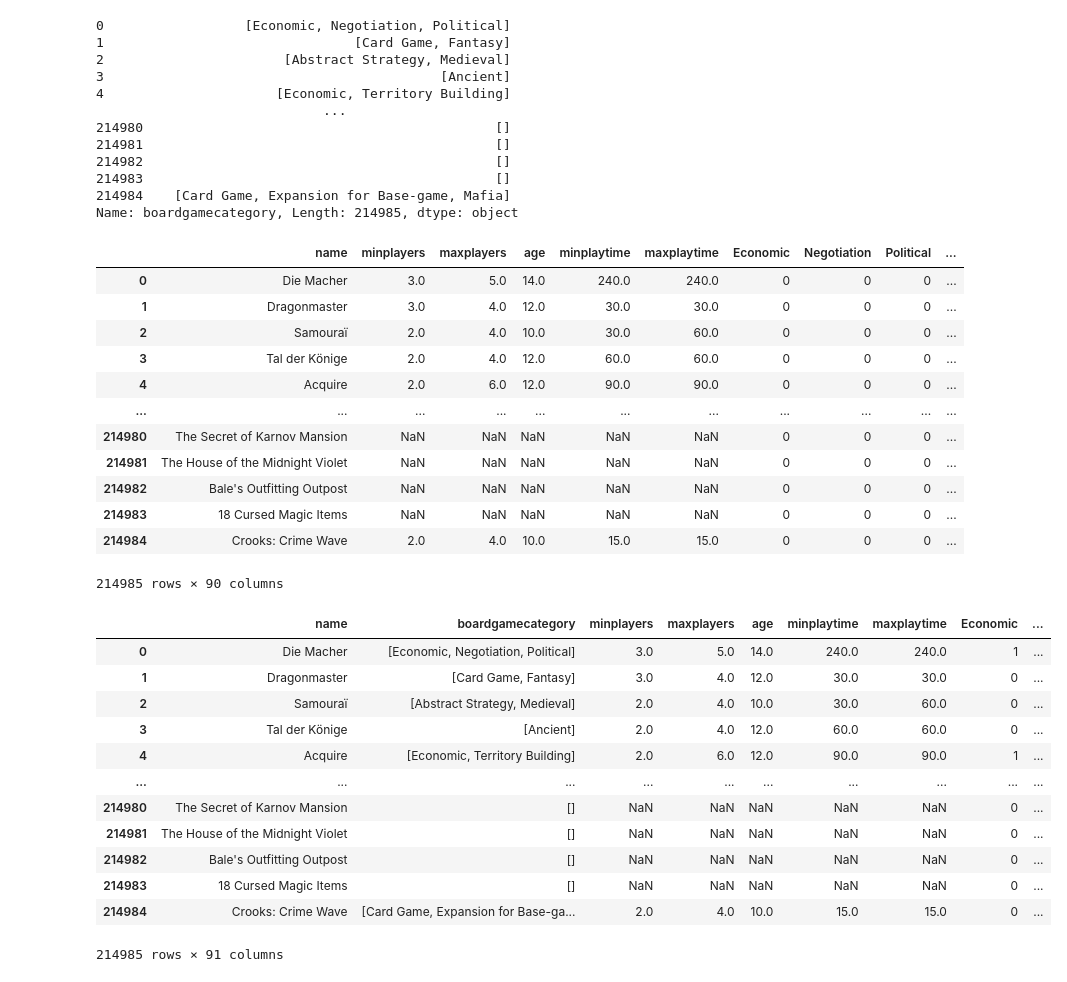
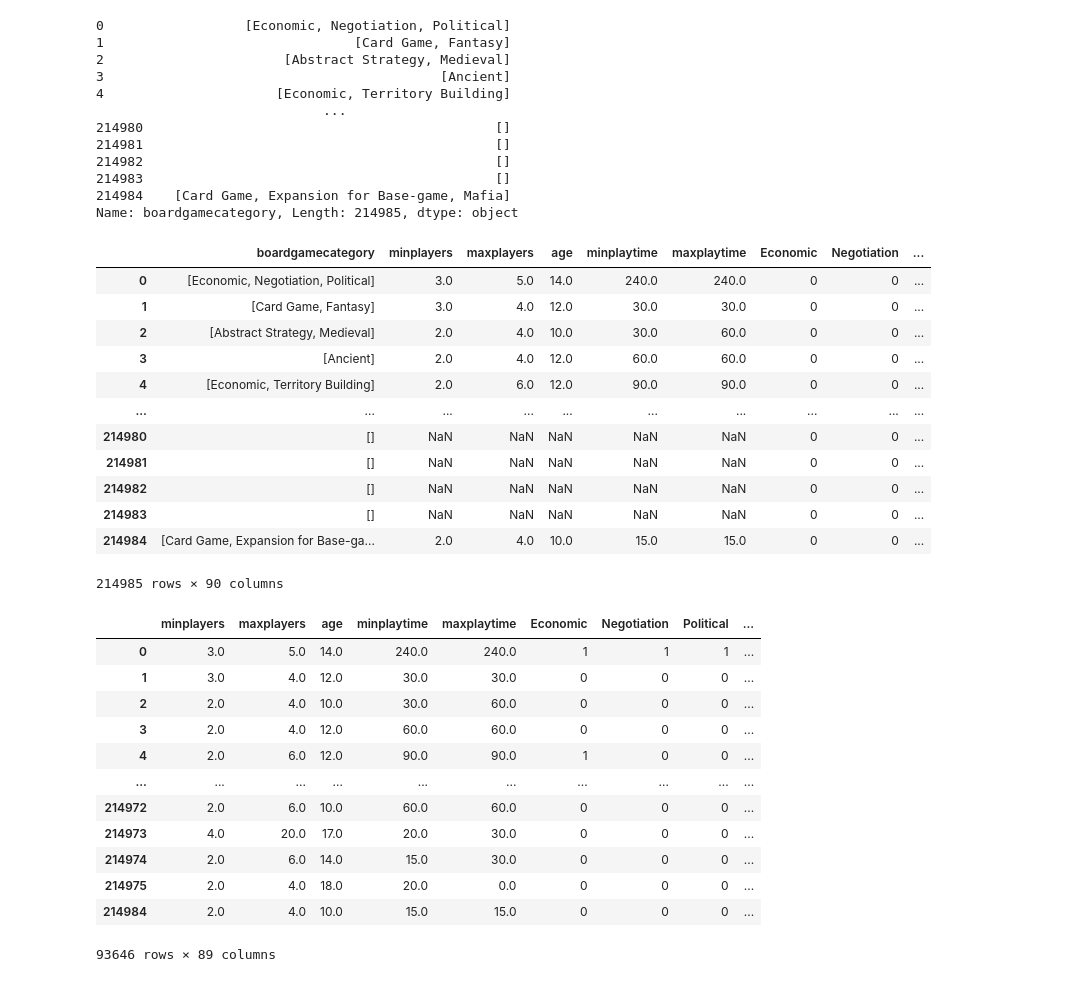
Before and after one commit to MBigaj/BoardGamesDataImporter, a Jupyter notebook: mlModel.ipynb, the cells around one changed output. Cells and saved outputs as stored; diff of their text form; code cells hidden in the pictures.

```diff
--- a/mlModel.ipynb
+++ b/mlModel.ipynb
@@ -15,4 +9,4 @@ board_game_set.head(5)
 # %%
-board_game_set = board_game_set.drop(['@objectid', 'description', 'image', 'yearpublished'], axis=1)
+board_game_set = board_game_set.drop(['@objectid', 'name', 'description', 'image', 'yearpublished'], axis=1)
 board_game_set
 # %% [output]
@@ -90,22 +84,20 @@ Name: boardgamecategory, Length: 214985, dtype: object
 for singular_game_category in singular_game_categories:
     board_game_set[singular_game_category] = 0
 
-board_game_set = board_game_set.drop(['boardgamecategory'], axis=1)
-
 board_game_set
 # %% [output]
-|  | name | minplayers | maxplayers | age | minplaytime | maxplaytime | Economic | Negotiation | Political | ... |
-| 0 | Die Macher | 3.0 | 5.0 | 14.0 | 240.0 | 240.0 | 0 | 0 | 0 | ... |
-| 1 | Dragonmaster | 3.0 | 4.0 | 12.0 | 30.0 | 30.0 | 0 | 0 | 0 | ... |
-| 2 | Samouraï | 2.0 | 4.0 | 10.0 | 30.0 | 60.0 | 0 | 0 | 0 | ... |
-| 3 | Tal der Könige | 2.0 | 4.0 | 12.0 | 60.0 | 60.0 | 0 | 0 | 0 | ... |
-| 4 | Acquire | 2.0 | 6.0 | 12.0 | 90.0 | 90.0 | 0 | 0 | 0 | ... |
-| ... | ... | ... | ... | ... | ... | ... | ... | ... | ... | ... |
-| 214980 | The Secret of Karnov Mansion | NaN | NaN | NaN | NaN | NaN | 0 | 0 | 0 | ... |
-| 214981 | The House of the Midnight Violet | NaN | NaN | NaN | NaN | NaN | 0 | 0 | 0 | ... |
-| 214982 | Bale's Outfitting Outpost | NaN | NaN | NaN | NaN | NaN | 0 | 0 | 0 | ... |
-| 214983 | 18 Cursed Magic Items | NaN | NaN | NaN | NaN | NaN | 0 | 0 | 0 | ... |
-| 214984 | Crooks: Crime Wave | 2.0 | 4.0 | 10.0 | 15.0 | 15.0 | 0 | 0 | 0 | ... |
+|  | boardgamecategory | minplayers | maxplayers | age | minplaytime | maxplaytime | Economic | Negotiation | ... |
+| 0 | [Economic, Negotiation, Political] | 3.0 | 5.0 | 14.0 | 240.0 | 240.0 | 0 | 0 | ... |
+| 1 | [Card Game, Fantasy] | 3.0 | 4.0 | 12.0 | 30.0 | 30.0 | 0 | 0 | ... |
+| 2 | [Abstract Strategy, Medieval] | 2.0 | 4.0 | 10.0 | 30.0 | 60.0 | 0 | 0 | ... |
+| 3 | [Ancient] | 2.0 | 4.0 | 12.0 | 60.0 | 60.0 | 0 | 0 | ... |
+| 4 | [Economic, Territory Building] | 2.0 | 6.0 | 12.0 | 90.0 | 90.0 | 0 | 0 | ... |
+| ... | ... | ... | ... | ... | ... | ... | ... | ... | ... |
+| 214980 | [] | NaN | NaN | NaN | NaN | NaN | 0 | 0 | ... |
+| 214981 | [] | NaN | NaN | NaN | NaN | NaN | 0 | 0 | ... |
+| 214982 | [] | NaN | NaN | NaN | NaN | NaN | 0 | 0 | ... |
+| 214983 | [] | NaN | NaN | NaN | NaN | NaN | 0 | 0 | ... |
+| 214984 | [Card Game, Expansion for Base-ga... | 2.0 | 4.0 | 10.0 | 15.0 | 15.0 | 0 | 0 | ... |
 214985 rows × 90 columns
 # %%
 for index, categories in enumerate(board_game_set['boardgamecategory']):
@@ -114,17 +108,18 @@ for index, categories in enumerate(board_game_set['boardgamecategory']):
 # %%
 pd.set_option('display.max_columns', None)
+board_game_set = board_game_set.dropna()
 board_game_set
 # %% [output]
-|  | name | boardgamecategory | minplayers | maxplayers | age | minplaytime | maxplaytime | Economic | ... |
-| 0 | Die Macher | [Economic, Negotiation, Political] | 3.0 | 5.0 | 14.0 | 240.0 | 240.0 | 1 | ... |
-| 1 | Dragonmaster | [Card Game, Fantasy] | 3.0 | 4.0 | 12.0 | 30.0 | 30.0 | 0 | ... |
-| 2 | Samouraï | [Abstract Strategy, Medieval] | 2.0 | 4.0 | 10.0 | 30.0 | 60.0 | 0 | ... |
-| 3 | Tal der Könige | [Ancient] | 2.0 | 4.0 | 12.0 | 60.0 | 60.0 | 0 | ... |
-| 4 | Acquire | [Economic, Territory Building] | 2.0 | 6.0 | 12.0 | 90.0 | 90.0 | 1 | ... |
+|  | minplayers | maxplayers | age | minplaytime | maxplaytime | Economic | Negotiation | Political | ... |
+| 0 | 3.0 | 5.0 | 14.0 | 240.0 | 240.0 | 1 | 1 | 1 | ... |
+| 1 | 3.0 | 4.0 | 12.0 | 30.0 | 30.0 | 0 | 0 | 0 | ... |
+| 2 | 2.0 | 4.0 | 10.0 | 30.0 | 60.0 | 0 | 0 | 0 | ... |
+| 3 | 2.0 | 4.0 | 12.0 | 60.0 | 60.0 | 0 | 0 | 0 | ... |
+| 4 | 2.0 | 6.0 | 12.0 | 90.0 | 90.0 | 1 | 0 | 0 | ... |
 | ... | ... | ... | ... | ... | ... | ... | ... | ... | ... |
-| 214980 | The Secret of Karnov Mansion | [] | NaN | NaN | NaN | NaN | NaN | 0 | ... |
-| 214981 | The House of the Midnight Violet | [] | NaN | NaN | NaN | NaN | NaN | 0 | ... |
-| 214982 | Bale's Outfitting Outpost | [] | NaN | NaN | NaN | NaN | NaN | 0 | ... |
-| 214983 | 18 Cursed Magic Items | [] | NaN | NaN | NaN | NaN | NaN | 0 | ... |
-| 214984 | Crooks: Crime Wave | [Card Game, Expansion for Base-ga... | 2.0 | 4.0 | 10.0 | 15.0 | 15.0 | 0 | ... |
+| 214972 | 2.0 | 6.0 | 10.0 | 60.0 | 60.0 | 0 | 0 | 0 | ... |
+| 214973 | 4.0 | 20.0 | 17.0 | 20.0 | 30.0 | 0 | 0 | 0 | ... |
+| 214974 | 2.0 | 6.0 | 14.0 | 15.0 | 30.0 | 0 | 0 | 0 | ... |
+| 214975 | 2.0 | 4.0 | 18.0 | 20.0 | 0.0 | 0 | 0 | 0 | ... |
+| 214984 | 2.0 | 4.0 | 10.0 | 15.0 | 15.0 | 0 | 0 | 0 | ... |
-214985 rows × 91 columns
+93646 rows × 89 columns
```
Also changed, not shown: parts of 14 cells of this notebook, 1 other file.
